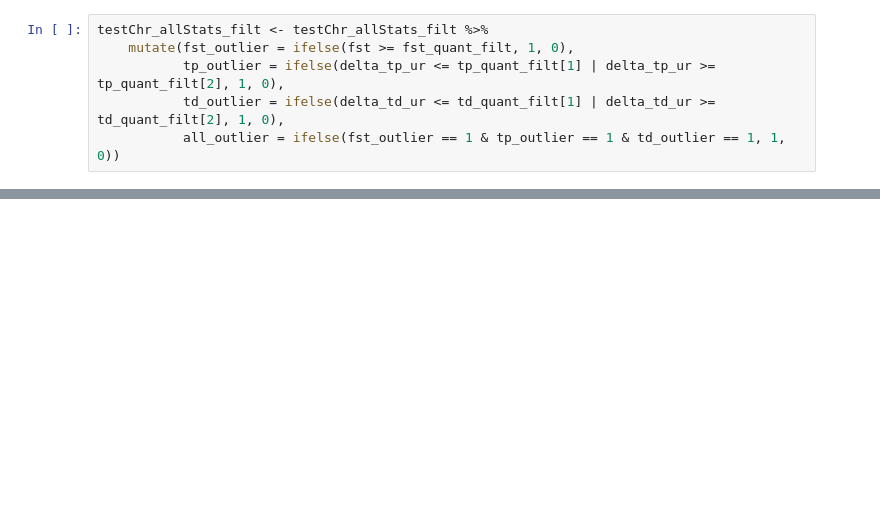
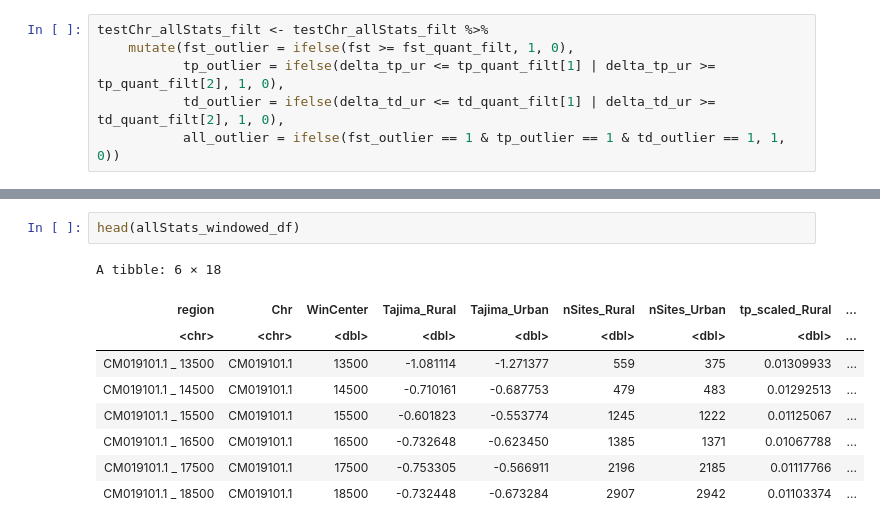
Before and after one commit to James-S-Santangelo/toronto_gwsd, a Jupyter notebook: notebooks/outlier_test.r.ipynb, the cells around one changed output, grey strips where cells are left out. Cells and saved outputs as stored; diff of their text form; blank space fills up the shorter version.

```diff
--- a/notebooks/outlier_test.r.ipynb
+++ b/notebooks/outlier_test.r.ipynb
@@ -157,0 +178,12 @@ testChr_allStats_filt %>%
+# %%
+head(allStats_windowed_df)
+# %% [output]
+A tibble: 6 × 18
+| region | Chr | WinCenter | Tajima_Rural | Tajima_Urban | nSites_Rural | nSites_Urban | tp_scaled_Rural | ... |
+| <chr> | <chr> | <dbl> | <dbl> | <dbl> | <dbl> | <dbl> | <dbl> | ... |
+| CM019101.1 _ 13500 | CM019101.1 | 13500 | -1.081114 | -1.271377 | 559 | 375 | 0.01309933 | ... |
+| CM019101.1 _ 14500 | CM019101.1 | 14500 | -0.710161 | -0.687753 | 479 | 483 | 0.01292513 | ... |
+| CM019101.1 _ 15500 | CM019101.1 | 15500 | -0.601823 | -0.553774 | 1245 | 1222 | 0.01125067 | ... |
+| CM019101.1 _ 16500 | CM019101.1 | 16500 | -0.732648 | -0.623450 | 1385 | 1371 | 0.01067788 | ... |
+| CM019101.1 _ 17500 | CM019101.1 | 17500 | -0.753305 | -0.566911 | 2196 | 2185 | 0.01117766 | ... |
+| CM019101.1 _ 18500 | CM019101.1 | 18500 | -0.732448 | -0.673284 | 2907 | 2942 | 0.01103374 | ... |
```
Also changed, not shown: parts of 15 cells of this notebook.
